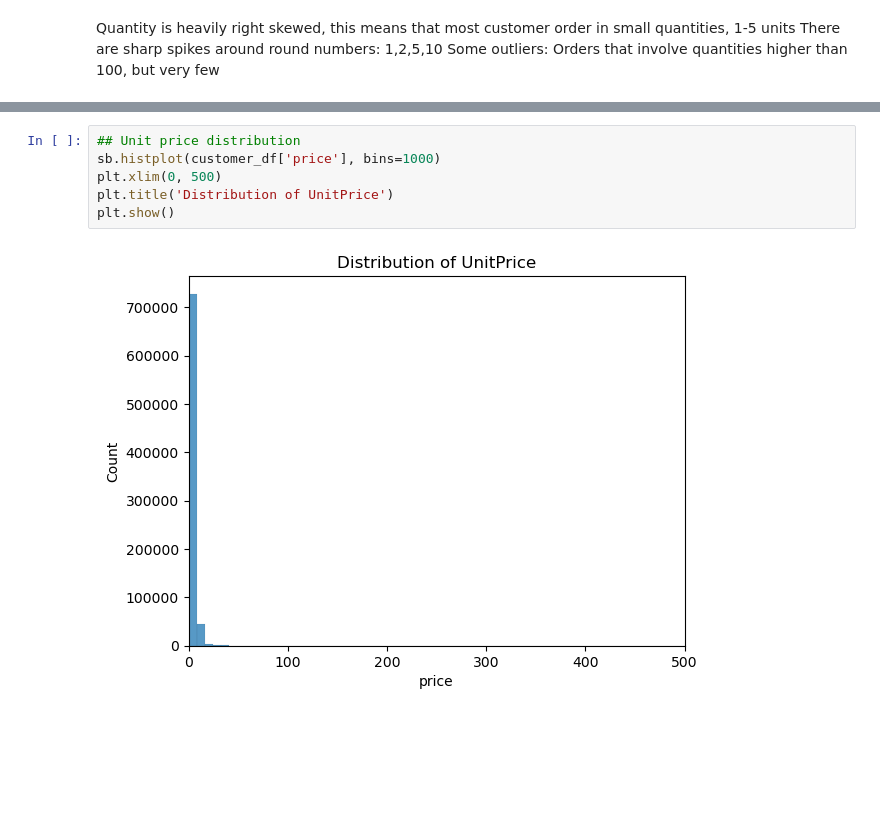
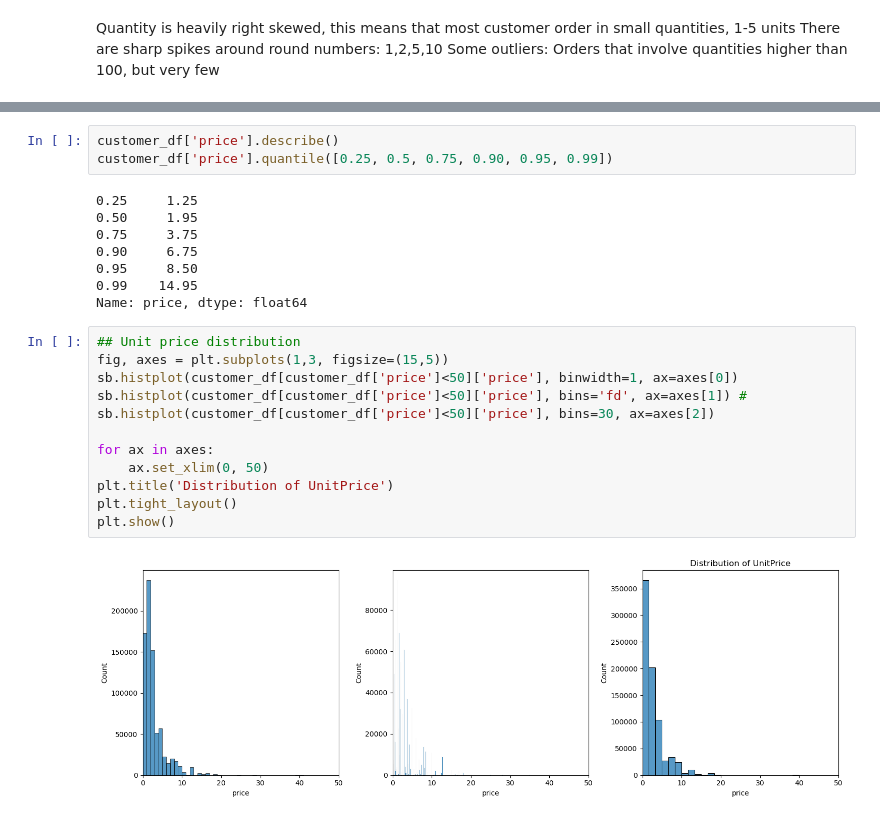
Before and after one commit to pplop20/customer-segmentation-dashboard, a Jupyter notebook: notebooks/main.ipynb, the cells around one changed output, grey strips where cells are left out. Saved outputs shown, nothing was run; the diff lists cells and outputs as text; blank space fills up the shorter version.

```diff
--- a/notebooks/main.ipynb
+++ b/notebooks/main.ipynb
@@ -203,8 +209,25 @@ Some outliers: Orders that involve quantities higher than 100, but very few
+# %%
+customer_df['price'].describe()
+customer_df['price'].quantile([0.25, 0.5, 0.75, 0.90, 0.95, 0.99])
+# %% [output]
+0.25     1.25
+0.50     1.95
+0.75     3.75
+0.90     6.75
+0.95     8.50
+0.99    14.95
+Name: price, dtype: float64
 # %%
 ## Unit price distribution
-sb.histplot(customer_df['price'], bins=1000)
-plt.xlim(0, 500)
+fig, axes = plt.subplots(1,3, figsize=(15,5))
+sb.histplot(customer_df[customer_df['price']<50]['price'], binwidth=1, ax=axes[0])
+sb.histplot(customer_df[customer_df['price']<50]['price'], bins='fd', ax=axes[1]) #
+sb.histplot(customer_df[customer_df['price']<50]['price'], bins=30, ax=axes[2])
+
+for ax in axes:
+    ax.set_xlim(0, 50)
 plt.title('Distribution of UnitPrice')
+plt.tight_layout()
 plt.show()
 # %% [output]
-[figure, old version]
+[figure, new version]
```
Also changed, not shown: parts of 6 cells of this notebook.
